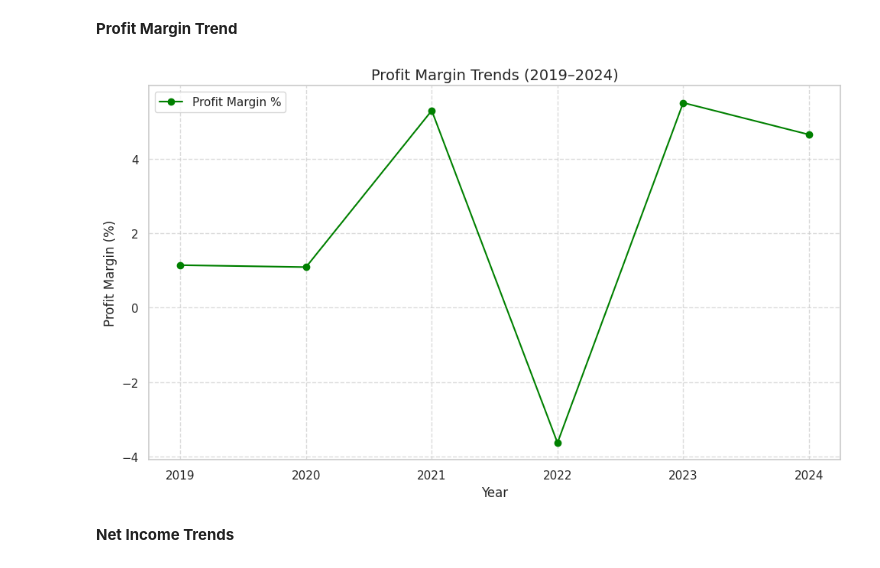
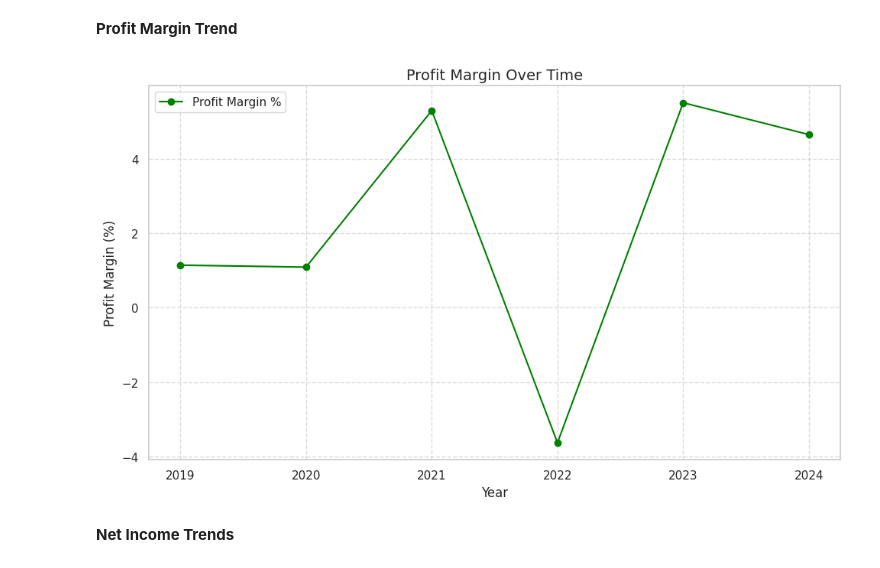
Before and after one commit to chipojaya1/pro_bono_dd, a Jupyter notebook: Efficiency_Report.ipynb, the cells around one changed output. Saved outputs shown, nothing was run; the diff lists cells and outputs as text; code cells hidden in the pictures.

```diff
--- a/Efficiency_Report.ipynb
+++ b/Efficiency_Report.ipynb
@@ -264,20 +264,20 @@ plt.show()
 # %%
 # Prepare data
 years = all['Year']
 profit_margin = all['Profit_Margin_%'] * 100  # Convert to percentage if necessary
 
 # Plot line graph
 plt.figure(figsize=(10, 6))
 plt.plot(years, profit_margin, marker='o', color='green', label='Profit Margin %')
-plt.title('Profit Margin Trends (2019–2024)', fontsize=14)
+plt.title('Profit Margin Over Time', fontsize=14)
 plt.xlabel('Year')
 plt.ylabel('Profit Margin (%)')
 plt.grid(True, linestyle='--', alpha=0.7)
 plt.legend()
 plt.tight_layout()
 plt.show()
 # %% [output]
-[figure, old version]
+[figure, new version]
 # %% [markdown]
 **Net Income Trends**
 # %%
```
Also changed, not shown: parts of 11 cells of this notebook.
